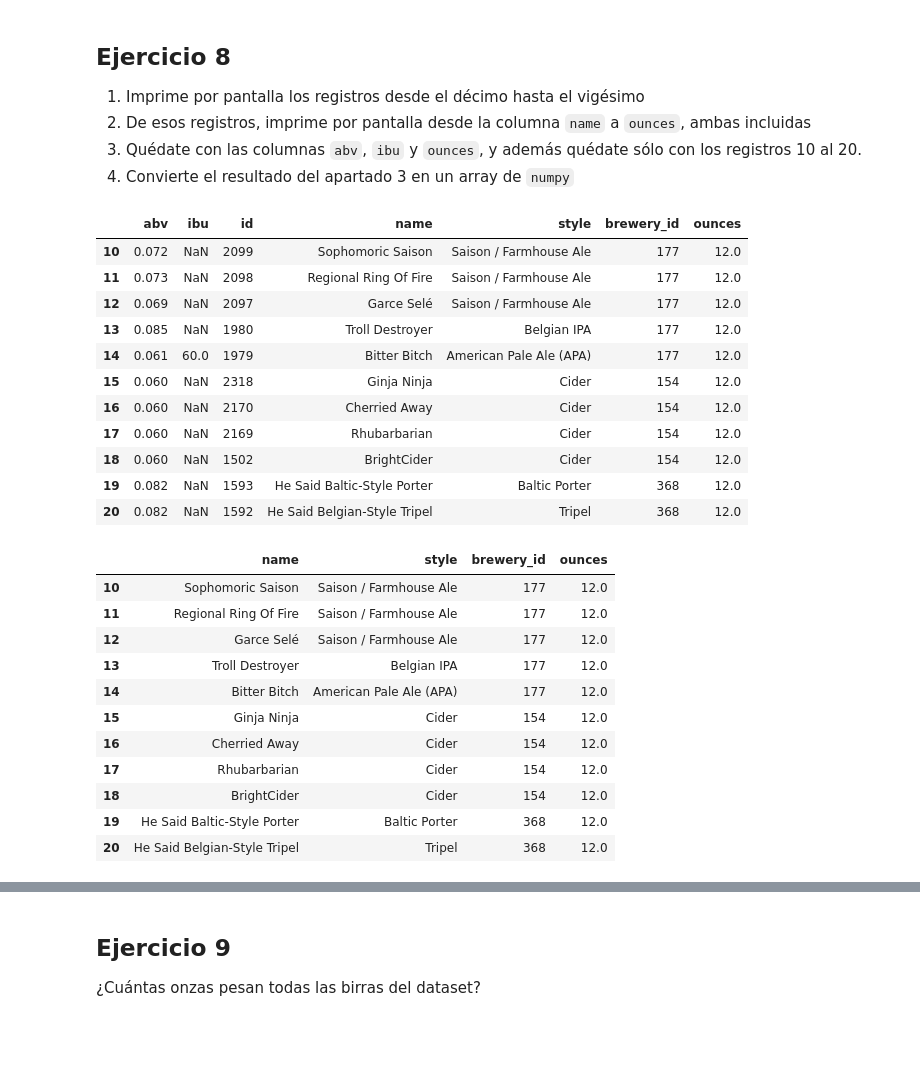
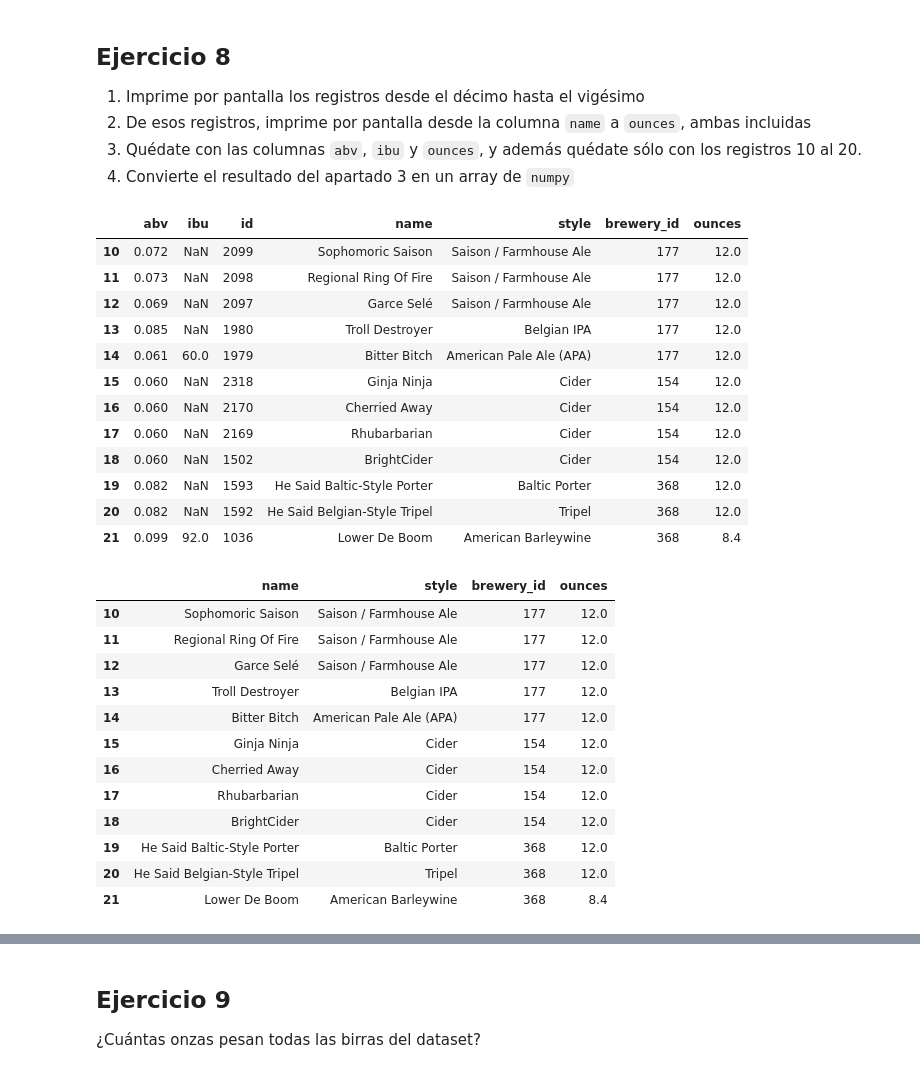
Before and after one commit to IbaiCosgaya/2503_dsft_thebridge_ibai, a Jupyter notebook: 2-Data_Analysis/2-Pandas/Practica/6-Beers/birras_repaso.ipynb, the cells around one changed output, grey strips where cells are left out. Cells and saved outputs as stored; diff of their text form; code cells hidden in the pictures; blank space fills up the shorter version.

```diff
--- a/2-Data_Analysis/2-Pandas/Practica/6-Beers/birras_repaso.ipynb
+++ b/2-Data_Analysis/2-Pandas/Practica/6-Beers/birras_repaso.ipynb
@@ -136,21 +170,22 @@ Name: name, Length: 99, dtype: int64
 3. Quédate con las columnas `abv`, `ibu` y `ounces`, y además quédate sólo con los registros 10 al 20.
 4. Convierte el resultado del apartado 3 en un array de `numpy`
 # %%
-ejer_8 = birra.loc[10:20,:]
+ejer_8 = birra.loc[10:21,:]
 ejer_8
 # %% [output]
 |  | abv | ibu | id | name | style | brewery_id | ounces |
 | 10 | 0.072 | NaN | 2099 | Sophomoric Saison | Saison / Farmhouse Ale | 177 | 12.0 |
 | 11 | 0.073 | NaN | 2098 | Regional Ring Of Fire | Saison / Farmhouse Ale | 177 | 12.0 |
 | 12 | 0.069 | NaN | 2097 | Garce Selé | Saison / Farmhouse Ale | 177 | 12.0 |
 | 13 | 0.085 | NaN | 1980 | Troll Destroyer | Belgian IPA | 177 | 12.0 |
 | 14 | 0.061 | 60.0 | 1979 | Bitter Bitch | American Pale Ale (APA) | 177 | 12.0 |
 | 15 | 0.060 | NaN | 2318 | Ginja Ninja | Cider | 154 | 12.0 |
 | 16 | 0.060 | NaN | 2170 | Cherried Away | Cider | 154 | 12.0 |
 | 17 | 0.060 | NaN | 2169 | Rhubarbarian | Cider | 154 | 12.0 |
 | 18 | 0.060 | NaN | 1502 | BrightCider | Cider | 154 | 12.0 |
 | 19 | 0.082 | NaN | 1593 | He Said Baltic-Style Porter | Baltic Porter | 368 | 12.0 |
 | 20 | 0.082 | NaN | 1592 | He Said Belgian-Style Tripel | Tripel | 368 | 12.0 |
+| 21 | 0.099 | 92.0 | 1036 | Lower De Boom | American Barleywine | 368 | 8.4 |
 # %%
 ejer_8.loc[:, "name":"ounces"]
 # %% [output]
@@ -166,6 +201,7 @@ ejer_8.loc[:, "name":"ounces"]
 | 18 | BrightCider | Cider | 154 | 12.0 |
 | 19 | He Said Baltic-Style Porter | Baltic Porter | 368 | 12.0 |
 | 20 | He Said Belgian-Style Tripel | Tripel | 368 | 12.0 |
+| 21 | Lower De Boom | American Barleywine | 368 | 8.4 |
 # %%
 ejer_8_1 = ejer_8[["abv","ibu","ounces"]]
 ejer_8_1
```
Also changed, not shown: parts of 17 cells of this notebook.
